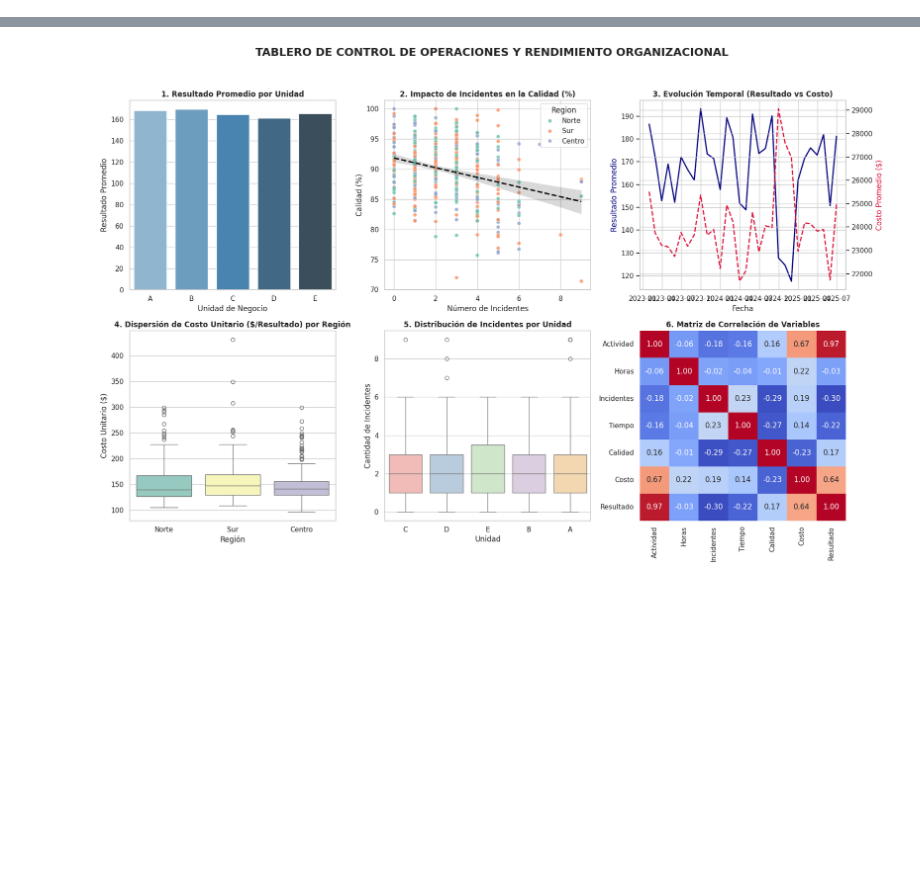
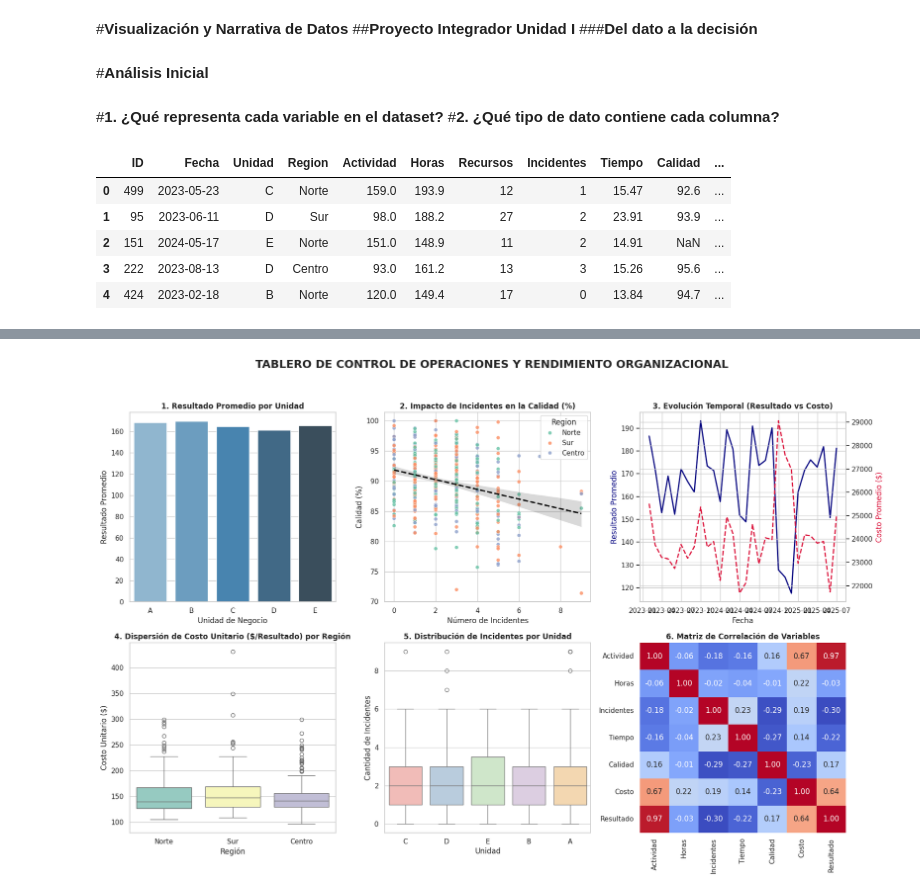
Before and after one commit to cabreonictor/Visualizacion-y-Narrativa-de-Datos, a Jupyter notebook: TP1/Vis_TP1.ipynb, the cells around one changed output, grey strips where cells are left out. Drawn from its saved outputs; the diff is of its cells as text; code cells hidden in the pictures; blank space fills up the shorter version.

```diff
--- a/TP1/Vis_TP1.ipynb
+++ b/TP1/Vis_TP1.ipynb
@@ -1,2 +1,8 @@
 # %% [markdown]
 <a href="https://colab.research.google.com/github/cabreonictor/Visualizacion-y-Narrativa-de-Datos/blob/main/TP1/Vis_TP1.ipynb" target="_parent"><img src="https://colab.research.google.com/assets/colab-badge.svg" alt="Open In Colab"/></a>
+# %% [markdown]
+#**Visualización y Narrativa de Datos**
+##**Proyecto Integrador Unidad I**
+###**Del dato a la decisión**
+# %% [markdown]
+#**Análisis Inicial**
@@ -2,0 +14,13 @@
+# %% [markdown]
+#**1. ¿Qué representa cada variable en el dataset?**
+#**2. ¿Qué tipo de dato contiene cada columna?**
+# %%
+df = pd.read_csv('https://raw.githubusercontent.com/cabreonictor/Visualizacion-y-Narrativa-de-Datos/refs/heads/main/TP1/operacion_organizacion.csv')
+df.head()
+# %% [output]
+|  | ID | Fecha | Unidad | Region | Actividad | Horas | Recursos | Incidentes | Tiempo | Calidad | ... |
+| 0 | 499 | 2023-05-23 | C | Norte | 159.0 | 193.9 | 12 | 1 | 15.47 | 92.6 | ... |
+| 1 | 95 | 2023-06-11 | D | Sur | 98.0 | 188.2 | 27 | 2 | 23.91 | 93.9 | ... |
+| 2 | 151 | 2024-05-17 | E | Norte | 151.0 | 148.9 | 11 | 2 | 14.91 | NaN | ... |
+| 3 | 222 | 2023-08-13 | D | Centro | 93.0 | 161.2 | 13 | 3 | 15.26 | 95.6 | ... |
+| 4 | 424 | 2023-02-18 | B | Norte | 120.0 | 149.4 | 17 | 0 | 13.84 | 94.7 | ... |
```
Also changed, not shown: parts of 19 cells of this notebook.
